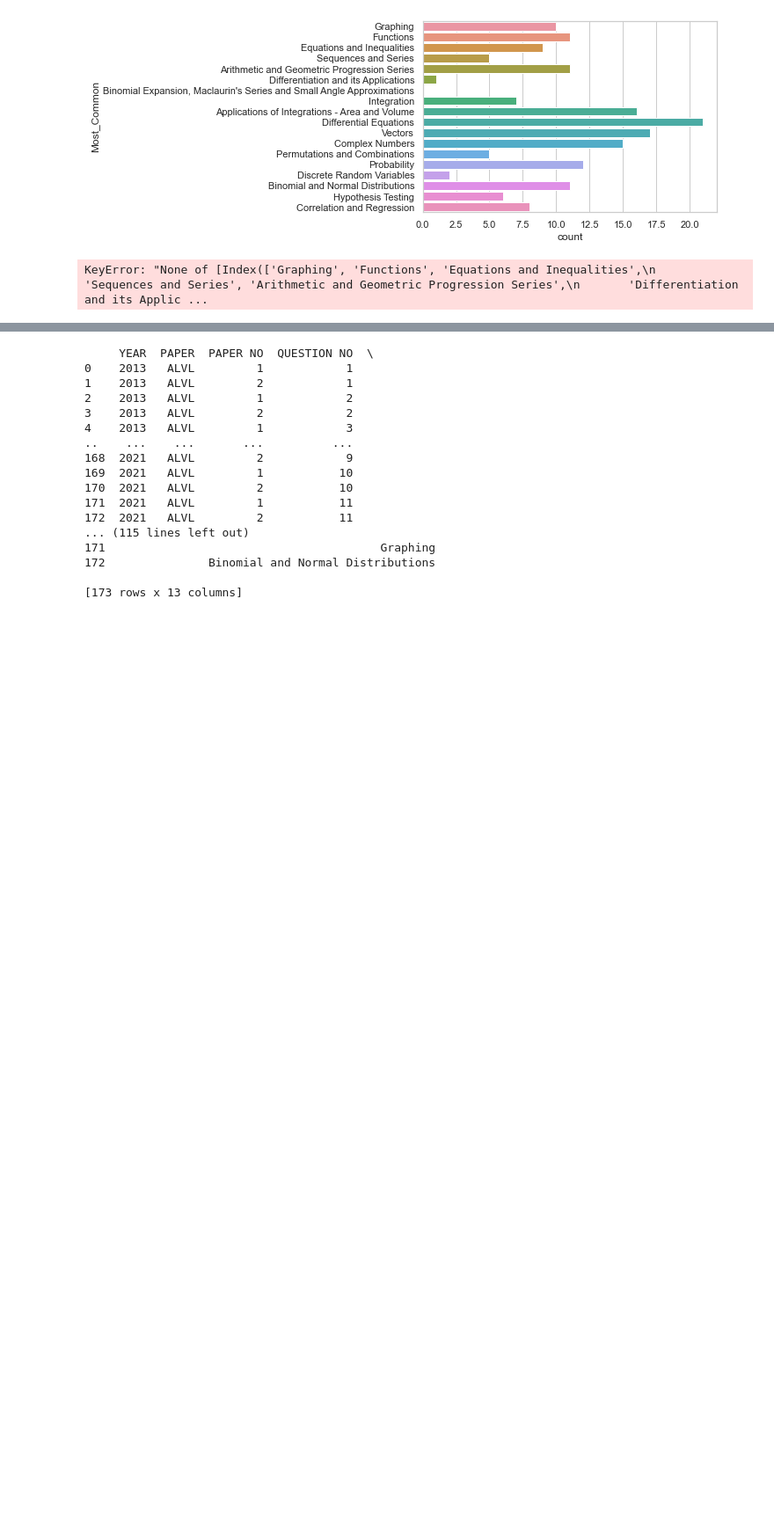
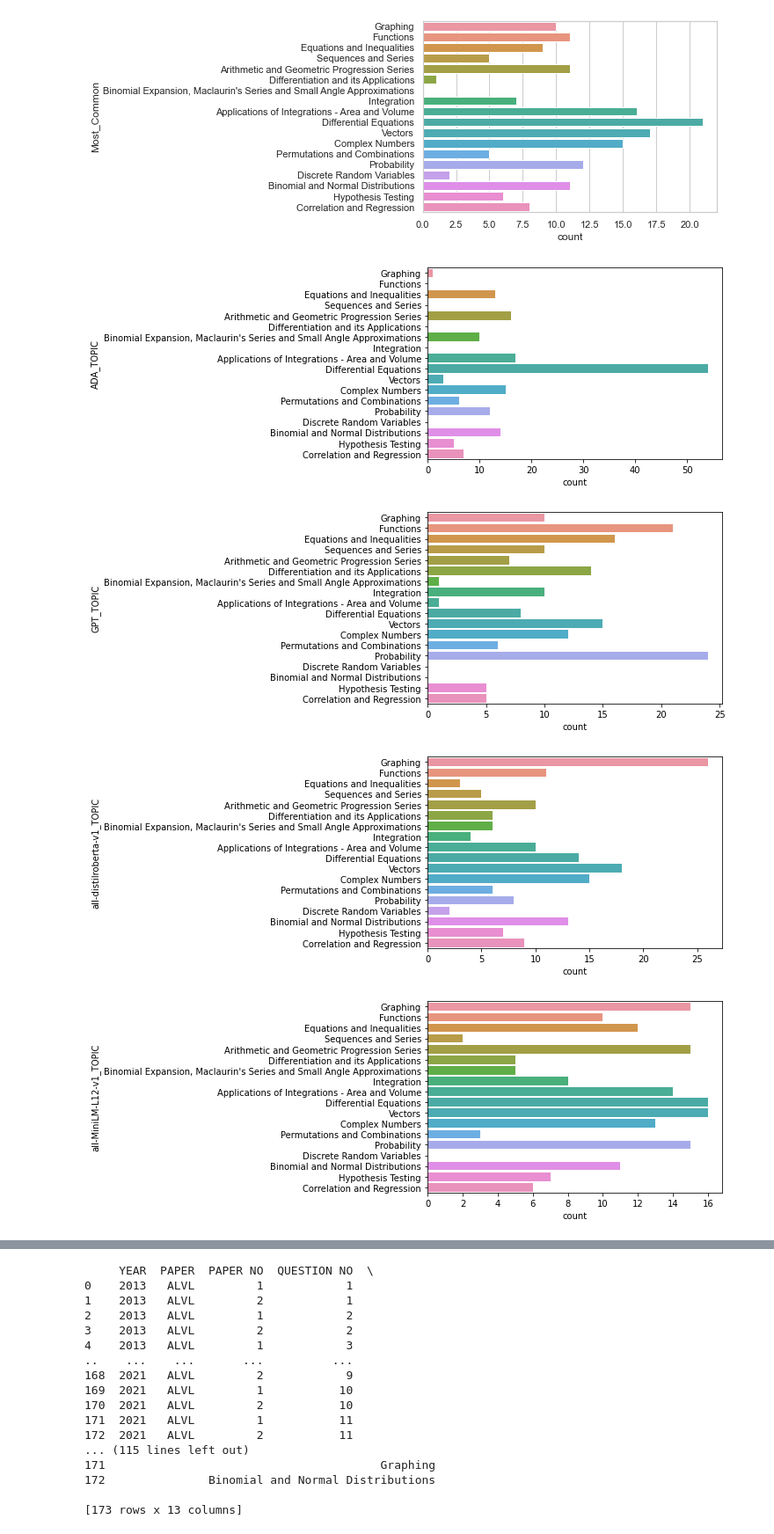
Before and after one commit to beertino/question_classifier, a Jupyter notebook: new.ipynb, the cells around one changed output, grey strips where cells are left out. Shown at 88% size. Drawn from its saved outputs; the diff is of its cells as text; code cells hidden in the pictures; blank space fills up the shorter version.

```diff
--- a/new.ipynb
+++ b/new.ipynb
@@ -529,8 +542,11 @@ plt.show()
 # %%
 from matplotlib import pyplot as plt
 
 for cl in classifier_names:
-    sns.countplot(y=df[['TOPIC',cl]],order = topic_list)
+    sns.countplot(y=df[cl],order = topic_list)
     plt.show()
 # %% [output]
-KeyError: "None of [Index(['Graphing', 'Functions', 'Equations and Inequalities',\n       'Sequences and Series', 'Arithmetic and Geometric Progression Series',\n       'Differentiation and its Applic ...
+[figure, added]
+[figure, added]
+[figure, added]
+[figure, added]
```
Also changed, not shown: parts of 2 cells of this notebook.
